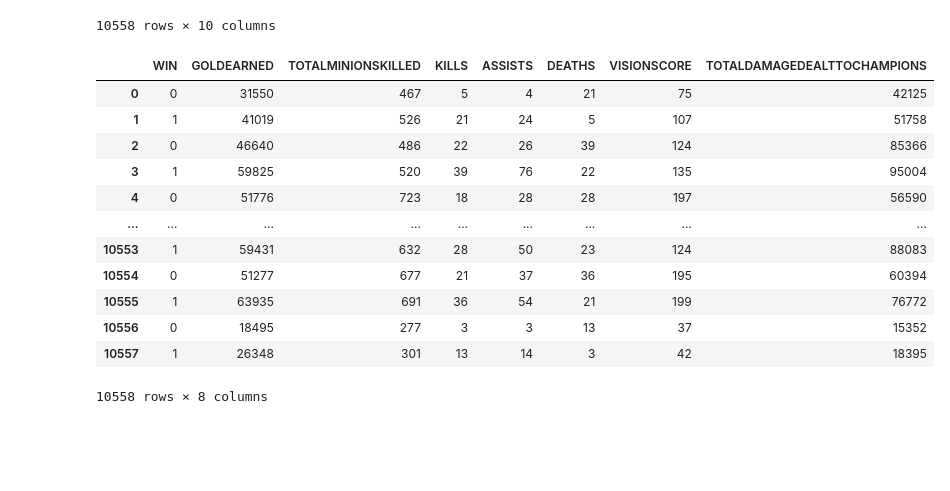
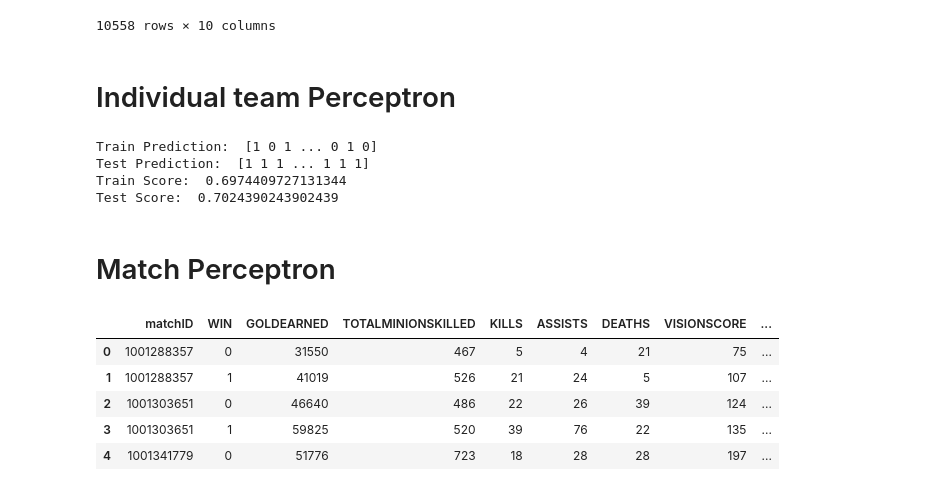
Before and after one commit to R-Lara18/404-Project, a Jupyter notebook: Lara_Test.ipynb, the cells around one changed output. Cells and saved outputs as stored; diff of their text form; code cells hidden in the pictures; blank space fills up the shorter version.

Commit message:
Lara_Test

```diff
--- a/Lara_Test.ipynb
+++ b/Lara_Test.ipynb
@@ -45,20 +45,42 @@ df
 | 10556 | 971951103 | 0 | 18495 | 277 | 3 | 3 | 13 | 37 | ... |
 | 10557 | 971951103 | 1 | 26348 | 301 | 13 | 14 | 3 | 42 | ... |
 10558 rows × 10 columns
+# %% [markdown]
+# Individual team Perceptron
+# %%
+df2 = df.drop(columns=["matchID","Unnamed: 13"])
+X = df2.drop(columns=["WIN"])
+y = df2["WIN"]
+
+X_train, X_test, y_train, y_test = train_test_split(X, y, test_size=0.33, random_state=42)
+p = Perceptron(random_state=42)
+p.fit(X_train, y_train)
+
+prediction_train = p.predict(X_train)
+print("Train Prediction: ", prediction_train)
+
+prediction_test = p.predict(X_test)
+print("Test Prediction: ", prediction_test)
+
+train_score = accuracy_score(prediction_train, y_train)
+print("Train Score: ", train_score)
+
+test_score = accuracy_score(prediction_test, y_test)
+print("Test Score: ", test_score)
+# %% [output]
+Train Prediction:  [1 0 1 ... 0 1 0]
+Test Prediction:  [1 1 1 ... 1 1 1]
+Train Score:  0.6974409727131344
+Test Score:  0.7024390243902439
+# %% [markdown]
+# Match Perceptron
 # %%
-df = df.drop(columns=["matchID","Unnamed: 13"])
-df
+df3 = df.drop(columns=["Unnamed: 13"])
+df3.head()
 # %% [output]
-|  | WIN | GOLDEARNED | TOTALMINIONSKILLED | KILLS | ASSISTS | DEATHS | VISIONSCORE | TOTALDAMAGEDEALTTOCHAMPIONS |
-| 0 | 0 | 31550 | 467 | 5 | 4 | 21 | 75 | 42125 |
-| 1 | 1 | 41019 | 526 | 21 | 24 | 5 | 107 | 51758 |
-| 2 | 0 | 46640 | 486 | 22 | 26 | 39 | 124 | 85366 |
-| 3 | 1 | 59825 | 520 | 39 | 76 | 22 | 135 | 95004 |
-| 4 | 0 | 51776 | 723 | 18 | 28 | 28 | 197 | 56590 |
-| ... | ... | ... | ... | ... | ... | ... | ... | ... |
-| 10553 | 1 | 59431 | 632 | 28 | 50 | 23 | 124 | 88083 |
-| 10554 | 0 | 51277 | 677 | 21 | 37 | 36 | 195 | 60394 |
-| 10555 | 1 | 63935 | 691 | 36 | 54 | 21 | 199 | 76772 |
-| 10556 | 0 | 18495 | 277 | 3 | 3 | 13 | 37 | 15352 |
-| 10557 | 1 | 26348 | 301 | 13 | 14 | 3 | 42 | 18395 |
+|  | matchID | WIN | GOLDEARNED | TOTALMINIONSKILLED | KILLS | ASSISTS | DEATHS | VISIONSCORE | ... |
+| 0 | 1001288357 | 0 | 31550 | 467 | 5 | 4 | 21 | 75 | ... |
+| 1 | 1001288357 | 1 | 41019 | 526 | 21 | 24 | 5 | 107 | ... |
+| 2 | 1001303651 | 0 | 46640 | 486 | 22 | 26 | 39 | 124 | ... |
+| 3 | 1001303651 | 1 | 59825 | 520 | 39 | 76 | 22 | 135 | ... |
+| 4 | 1001341779 | 0 | 51776 | 723 | 18 | 28 | 28 | 197 | ... |
-10558 rows × 8 columns
```
Also changed, not shown: parts of 8 cells of this notebook.
